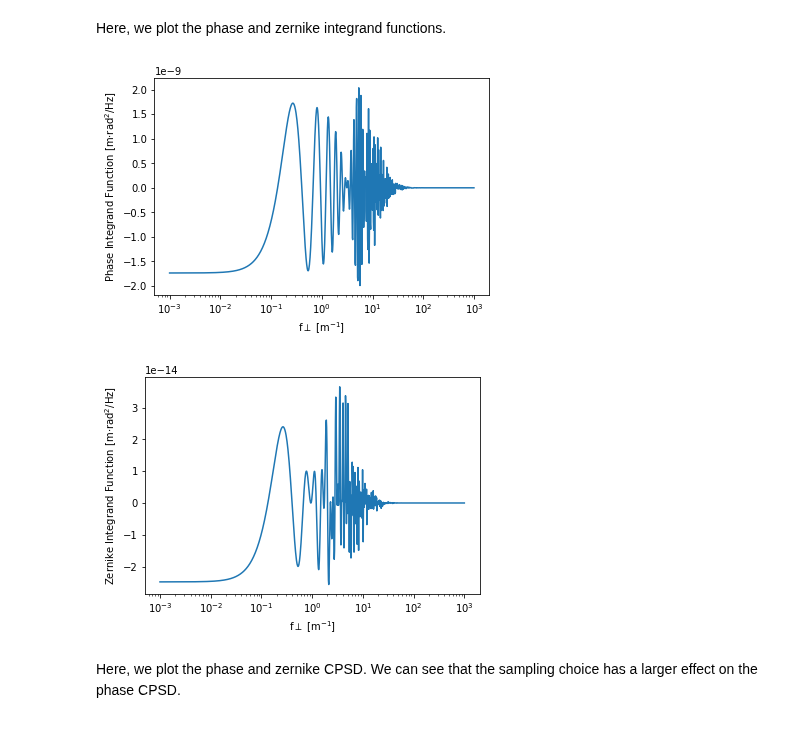
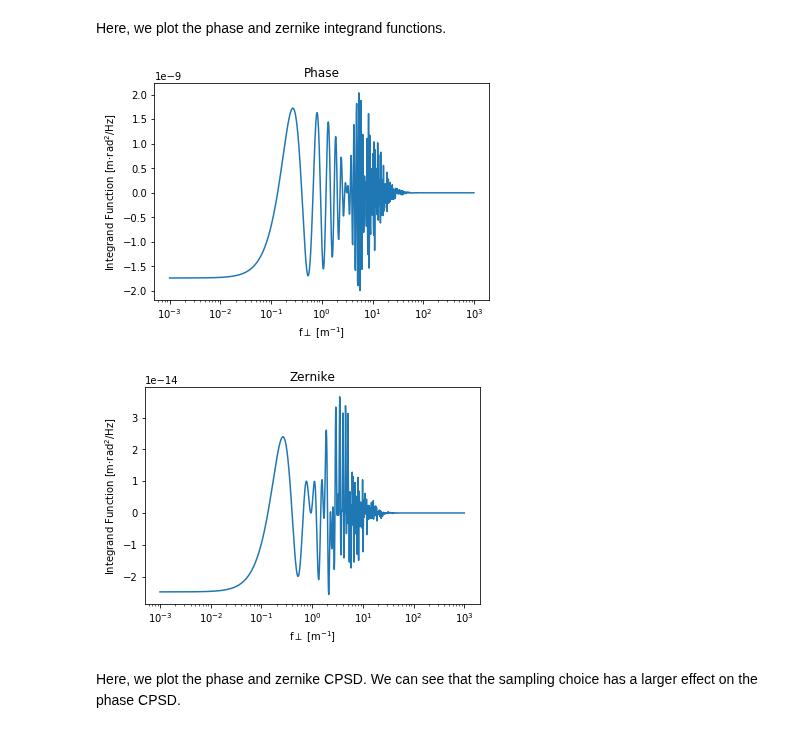
Before and after one commit to ArcetriAdaptiveOptics/arte, a Jupyter notebook: notebook/atmo/CPSD_examples.ipynb, the cells around one changed output. Saved outputs shown, nothing was run; the diff lists cells and outputs as text; code cells hidden in the pictures.

```diff
--- a/notebook/atmo/CPSD_examples.ipynb
+++ b/notebook/atmo/CPSD_examples.ipynb
@@ -32,18 +32,20 @@ Here, we plot the phase and zernike integrand functions.
 # %%
 import matplotlib.pyplot as plt
 
 plt.semilogx(spat_freqs2, np.real(phaseIntegrand))
 plt.xlabel('f${\perp}$ [m$^{-1}$]')
-plt.ylabel('Phase Integrand Function [m$\cdot$rad$^{2}$/Hz]')
+plt.ylabel('Integrand Function [m$\cdot$rad$^{2}$/Hz]')
+plt.title('Phase')
 plt.show()
 
 plt.semilogx(spat_freqs, np.real(zernikeIntegrand))
 plt.xlabel('f${\perp}$ [m$^{-1}$]')
-plt.ylabel('Zernike Integrand Function [m$\cdot$rad$^{2}$/Hz]')
+plt.ylabel('Integrand Function [m$\cdot$rad$^{2}$/Hz]')
+plt.title('Zernike')
 plt.show()
 # %% [output]
-[figure, old version]
+[figure, new version]
-[figure, old version]
+[figure, new version]
 # %%
 mode_j = 2
 mode_k = 5
```
